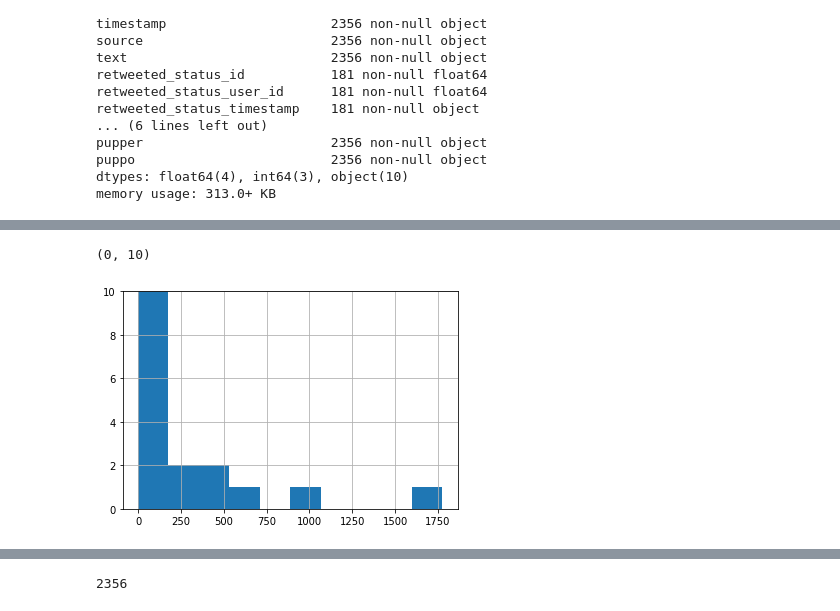
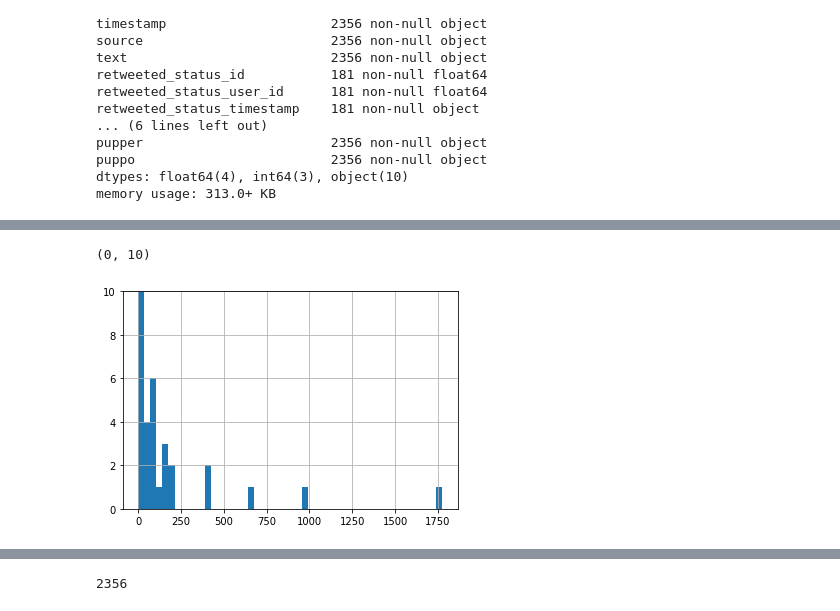
Before and after one commit to yagueits/Web-scrapping, a Jupyter notebook: wrangle_actYAGO.ipynb, the cells around one changed output, grey strips where cells are left out. Drawn from its saved outputs; the diff is of its cells as text; code cells hidden in the pictures.

```diff
--- a/wrangle_actYAGO.ipynb
+++ b/wrangle_actYAGO.ipynb
@@ -175,8 +175,8 @@ twitter_data.describe()
 # %%
 import matplotlib.pyplot as plt
 % matplotlib inline
-plot=twitter_data.rating_numerator.hist()
+plot=twitter_data.rating_numerator.hist(bins=50)
 plot.set_ylim([0,10])
 # %% [output]
 (0, 10)
-[figure, old version]
+[figure, new version]
```
Also changed, not shown: parts of 10 cells of this notebook.
